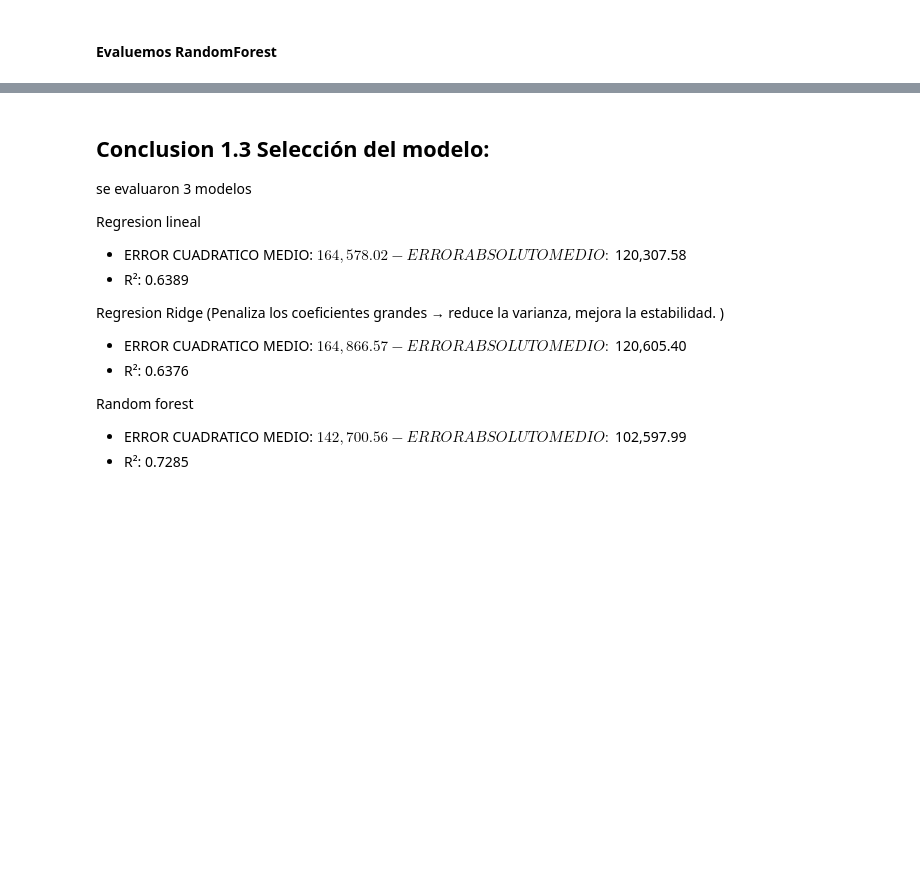
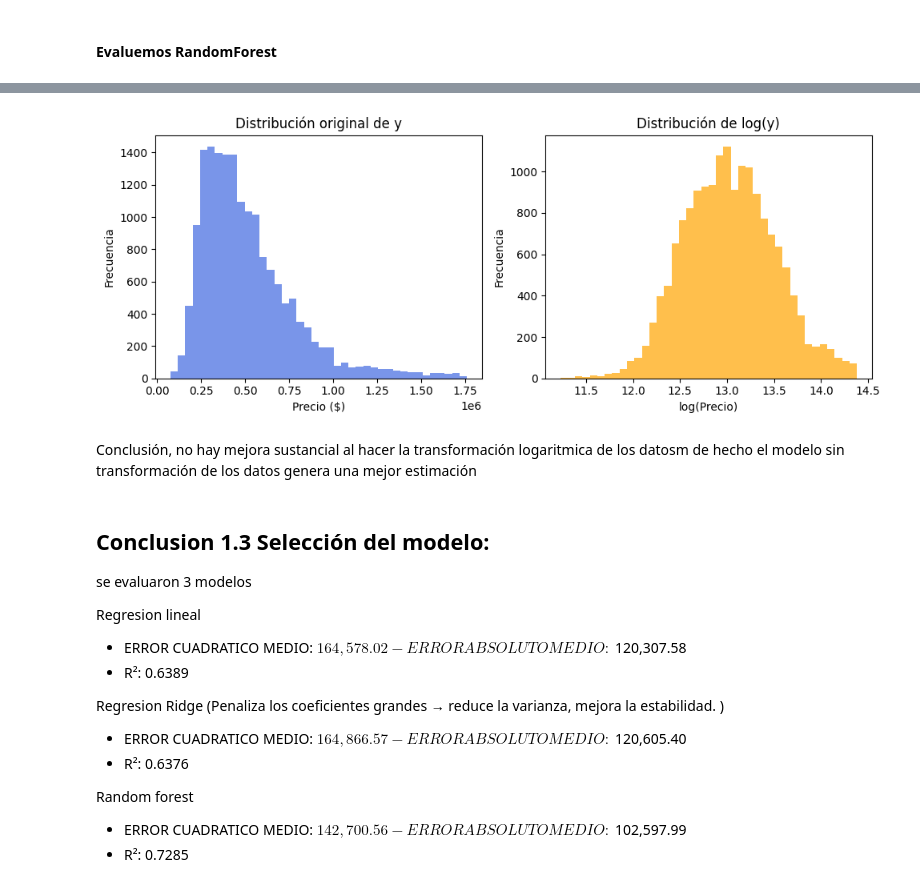
Before and after one commit to jodpinzonav/Prueba_Tecnica_Proteccion, a Jupyter notebook: primer_punto.ipynb, the cells around one changed output, grey strips where cells are left out. Cells and saved outputs as stored; diff of their text form; code cells hidden in the pictures; blank space fills up the shorter version.

```diff
--- a/primer_punto.ipynb
+++ b/primer_punto.ipynb
@@ -458,3 +559,24 @@ Random Forest:
+# %%
+plt.figure(figsize=(10,4))
+
+plt.subplot(1,2,1)
+plt.hist(y_train, bins=40, color='royalblue', alpha=0.7)
+plt.title("Distribución original de y")
+plt.xlabel("Precio ($)")
+plt.ylabel("Frecuencia")
+
+plt.subplot(1,2,2)
+plt.hist(np.log1p(y_train), bins=40, color='orange', alpha=0.7)
+plt.title("Distribución de log(y)")
+plt.xlabel("log(Precio)")
+plt.ylabel("Frecuencia")
+
+plt.tight_layout()
+plt.show()
+# %% [output]
+[figure, added]
+# %% [markdown]
+Conclusión, no hay mejora sustancial al hacer la transformación logaritmica de los datosm de hecho el modelo sin transformación de los datos genera una mejor estimación
 # %% [markdown]
 ## Conclusion 1.3 Selección del modelo:
 
```
Also changed, not shown: parts of 3 cells of this notebook.
